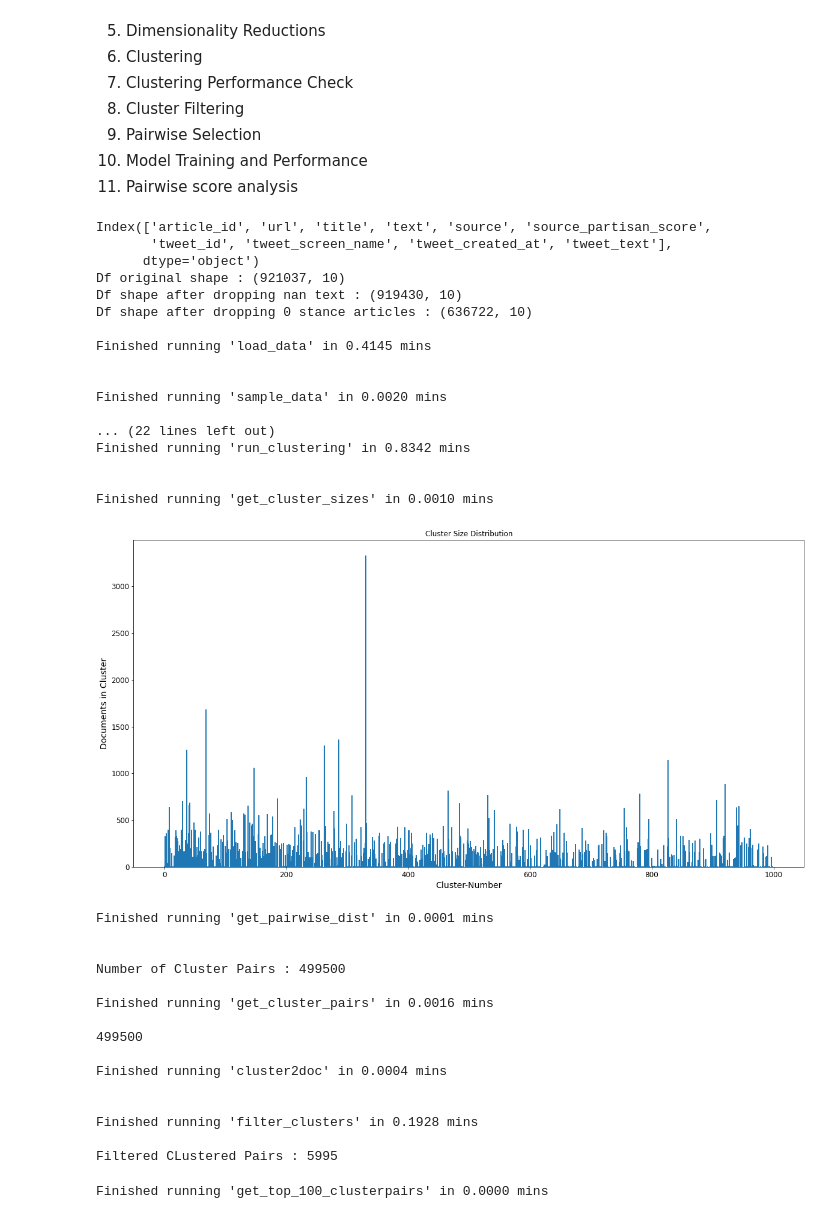
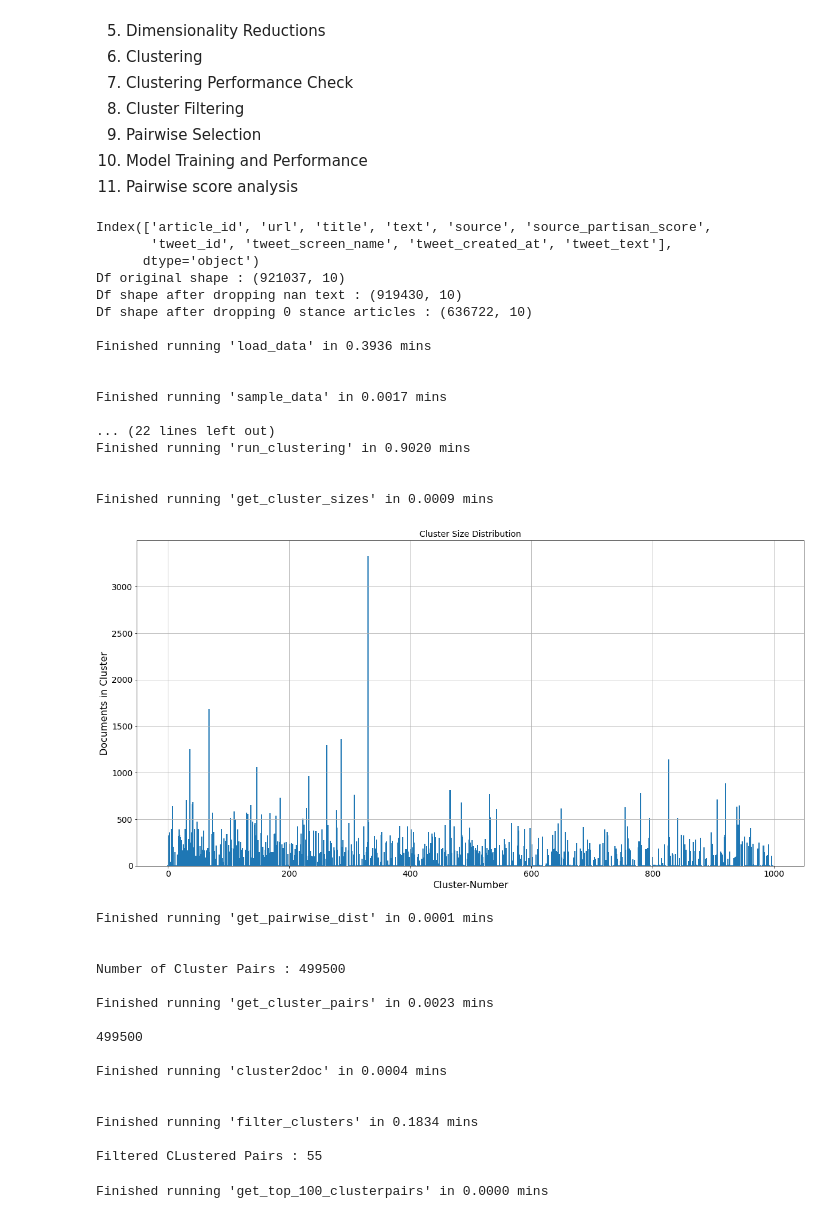
Before and after one commit to karthikshivaram24/Combatting-partisan-homogenization, a Jupyter notebook: Baseline_Analysis.ipynb, the cells around one changed output. Drawn from its saved outputs; the diff is of its cells as text; code cells hidden in the pictures.

```diff
--- a/Baseline_Analysis.ipynb
+++ b/Baseline_Analysis.ipynb
@@ -63,9 +100,9 @@ import warnings
 # %%
 warnings.filterwarnings('ignore')
 # %%
-SMALL_SIZE = 12
-MEDIUM_SIZE = 14
-BIGGER_SIZE = 16
+SMALL_SIZE = 14
+MEDIUM_SIZE = 16
+BIGGER_SIZE = 18
 
 plt.rc('font', size=SMALL_SIZE)          # controls default text sizes
 plt.rc('axes', titlesize=SMALL_SIZE)     # fontsize of the axes title
@@ -74,6 +111,7 @@ plt.rc('xtick', labelsize=SMALL_SIZE)    # fontsize of the tick labels
 plt.rc('ytick', labelsize=SMALL_SIZE)    # fontsize of the tick labels
 plt.rc('legend', fontsize=SMALL_SIZE)    # legend fontsize
 plt.rc('figure', titlesize=BIGGER_SIZE)  # fontsize of the figure title
+plt.rcParams['axes.grid'] = True
 # %%
 np.random.seed(24101990)
 RANDOM_SEED = np.random.randint(low=1, high=100000, size=1)[0]
@@ -771,55 +1269,55 @@ cluster_sizes = get_cluster_sizes(cluster_clf)
 plot_size_dist(cluster_sizes)
 
 cluster_pair_dist_mat = get_pairwise_dist(cluster_clf,dist_type="cosine")
 
 cluster_pairs = get_cluster_pairs(num_clusters=1000)
 print(len(cluster_pairs))
 
 doc_2_cluster_map = cluster2doc(num_texts=sampled_df.shape[0],cluster_labels=cluster_clf.labels_)
 
 filtered_cluster_pairs = filter_clusters(cluster_pairs=cluster_pairs,
                                         doc_2_cluster_map=doc_2_cluster_map,
                                         cluster_sizes=cluster_sizes,
                                         partisan_scores=sampled_df["binary_ps"].tolist(),
-                                        min_size=300,
+                                        min_size=500,
                                         max_size=5000,
-                                        min_partisan_size=0.3)
+                                        min_partisan_size=0.4)
 
 print("Filtered CLustered Pairs : %s" %str(len(filtered_cluster_pairs)))
 # %% [output]
 Index(['article_id', 'url', 'title', 'text', 'source', 'source_partisan_score',
        'tweet_id', 'tweet_screen_name', 'tweet_created_at', 'tweet_text'],
       dtype='object')
 Df original shape : (921037, 10)
 Df shape after dropping nan text : (919430, 10)
 Df shape after dropping 0 stance articles : (636722, 10)
 
-Finished running 'load_data' in 0.4145 mins
+Finished running 'load_data' in 0.3936 mins
 
 
-Finished running 'sample_data' in 0.0020 mins
+Finished running 'sample_data' in 0.0017 mins
 
 ... (22 lines left out)
-Finished running 'run_clustering' in 0.8342 mins
+Finished running 'run_clustering' in 0.9020 mins
 
 
-Finished running 'get_cluster_sizes' in 0.0010 mins
+Finished running 'get_cluster_sizes' in 0.0009 mins
-[figure, old version]
+[figure, new version]
 Finished running 'get_pairwise_dist' in 0.0001 mins
 
 
 Number of Cluster Pairs : 499500
 
-Finished running 'get_cluster_pairs' in 0.0016 mins
+Finished running 'get_cluster_pairs' in 0.0023 mins
 
 499500
 
 Finished running 'cluster2doc' in 0.0004 mins
 
 
-Finished running 'filter_clusters' in 0.1928 mins
+Finished running 'filter_clusters' in 0.1834 mins
 
-Filtered CLustered Pairs : 5995
+Filtered CLustered Pairs : 55
 # %%
 top100 = get_top_100_clusterpairs(cluster_pairs=filtered_cluster_pairs,dist_matrix=cluster_pair_dist_mat,reverse=True)
 # %% [output]
```
Also changed, not shown: parts of 41 cells of this notebook, 16 other files.
